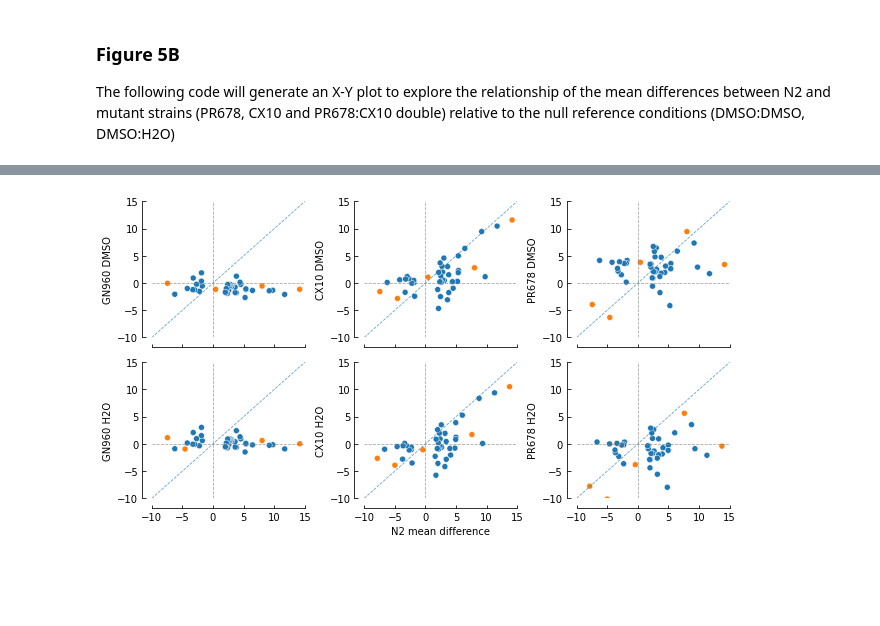
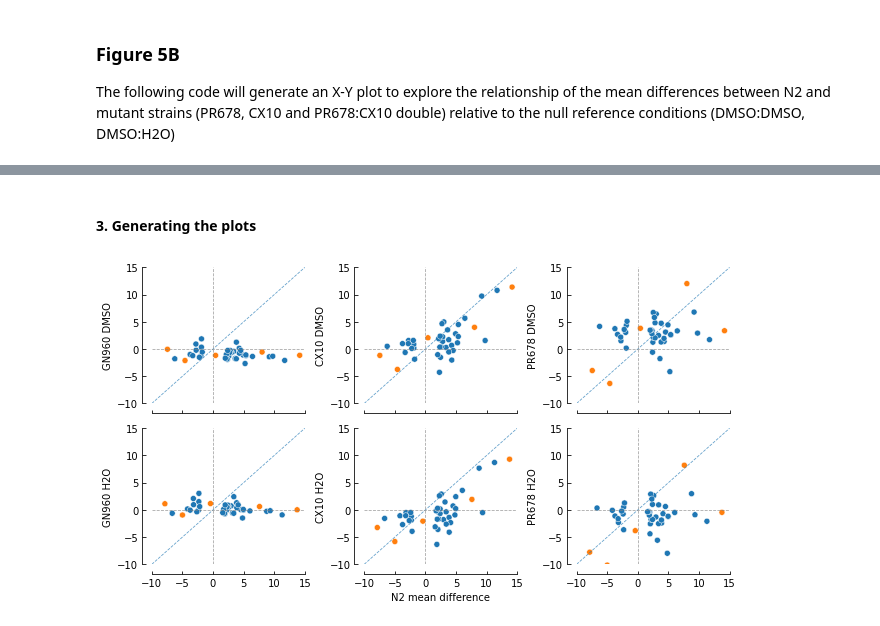
Before and after one commit to Neuroplant-Resources/Neuroplant-OWL, a Jupyter notebook: Manuscript plots/Fig_5B.ipynb, the cells around one changed output, grey strips where cells are left out. Cells and saved outputs as stored; diff of their text form; code cells hidden in the pictures; blank space fills up the shorter version.

```diff
--- a/Manuscript plots/Fig_5B.ipynb
+++ b/Manuscript plots/Fig_5B.ipynb
@@ -7,6 +9,4 @@ import numpy as np
 import matplotlib.pyplot as plt
 import seaborn as sns
 # %%
-mwu_CXPR = pd.read_csv('C:/Users/Emily/Documents/NP_manuscript/data/S1F1_analysis.csv', index_col=0)
-gn_dmso = pd.read_csv('C:/Users/Emily/Documents/S1F2/GN960_mdiff.csv', index_col=0)
-gn_h2o = pd.read_csv('C:/Users/Emily/Documents/S1F2/GN960_H2O_mdiff.csv', index_col=0)
+all_strains =  pd.read_csv('C:/Users/Emily/Documents/NP_manuscript/data/all_strains_wide.csv', index_col=0)
@@ -35,4 +22,4 @@ def add_ref(row):
         v=0
     return v
 
-mwu_CXPR['Reference'] = (mwu_CXPR.apply(lambda row: add_ref(row), axis=1))
+all_strains['Reference'] = (all_strains.apply(lambda row: add_ref(row), axis=1))
@@ -47,3 +26,9 @@ mwu_CXPR['Reference'] = (mwu_CXPR.apply(lambda row: add_ref(row), axis=1))
+# %% [markdown]
+#### 3. Generating the plots
+# %%
+# Creating subsets of the data based on the control condition makes it easier to generate the plots
+dmso_dat = all_strains.loc[all_strains['control']=='DMSO']
+h2o_dat = all_strains.loc[all_strains['control']=='H2O']
 # %%
 fig, axes = plt.subplots(figsize=(9,5), nrows=2, ncols=3,  sharex=True )
 
@@ -54,38 +39,43 @@ for ax in axes.ravel():
     ax.axvline(x=0, linestyle='--', color='gray', linewidth= .8, alpha = .7)
     ax.axhline(y=0, linestyle='--', color='gray', linewidth= .8, alpha = .7)
     ax.tick_params(axis="both", direction="in")
     #ax.set_aspect('equal')
 
 
-
-sns.scatterplot(x="N2 DMSO diff", y= "GN960 DMSO diff", hue='Reference', data=mwu_CXPR, ax=axes[0,0], legend=False)
+sns.scatterplot(x= "N2difference", y= "GN960difference",
+                hue='Reference', data=dmso_dat, ax=axes[0,0], legend=False)
 axes[0,0].set_xlabel('N2 mean difference')
 axes[0,0].set_ylabel('GN960 DMSO')
 
-sns.scatterplot(x="N2 DMSO diff", y= "CX10 DMSO diff", hue='Reference', data=mwu_CXPR, ax=axes[0,1], legend=False)
+sns.scatterplot(x="N2difference", y= "CX10difference",
+                hue='Reference', data=dmso_dat, ax=axes[0,1], legend=False)
 axes[0,1].set_xlabel('N2 mean difference')
 axes[0,1].set_ylabel('CX10 DMSO')
 
-sns.scatterplot(x="N2 DMSO diff", y= "PR678 DMSO diff", hue='Reference', data=mwu_CXPR, ax=axes[0,2], legend=False)
+sns.scatterplot(x="N2difference", y= "PR678difference",
+                hue='Reference', data=dmso_dat, ax=axes[0,2], legend=False)
 axes[0,2].set_xlabel('N2 mean difference')
 axes[0,2].set_ylabel('PR678 DMSO')
 
 
-sns.scatterplot(x="N2 DMSO diff", y="GN960 H2O diff", hue='Reference', data=mwu_CXPR, ax=axes[1,0], legend=False)
+sns.scatterplot(x="N2difference", y="GN960difference",
+                hue='Reference', data=h2o_dat, ax=axes[1,0], legend=False)
 axes[1,0].set_xlabel('')
 axes[1,0].set_ylabel('GN960 H2O')
 
-sns.scatterplot(x="N2 H2O diff", y="CX10 H2O diff", hue='Reference', data=mwu_CXPR, ax = axes[1,1], legend=False)
+sns.scatterplot(x="N2difference", y="CX10difference",
+                hue='Reference', data=h2o_dat, ax = axes[1,1], legend=False)
 axes[1,1].set_xlabel('N2 mean difference')
 axes[1,1].set_ylabel('CX10 H2O')
 
-sns.scatterplot(x="N2 H2O diff", y="PR678 H2O diff", hue='Reference', data=mwu_CXPR, ax = axes[1,2], legend=False)
+sns.scatterplot(x="N2difference", y="PR678difference",
+                hue='Reference', data=h2o_dat, ax = axes[1,2], legend=False)
 axes[1,2].set_xlabel('')
 axes[1,2].set_ylabel('PR678 H2O')
 
 sns.despine(offset=10)
 plt.tight_layout()
 plt.rcParams['svg.fonttype'] = 'none'
 plt.savefig('C:/Users/Emily/Desktop/NPScreen_figs/X_Y_meandiff.svg')
 # %% [output]
-[figure, old version]
+[figure, new version]
```
Also changed, not shown: parts of 5 cells of this notebook, 4 other files.
